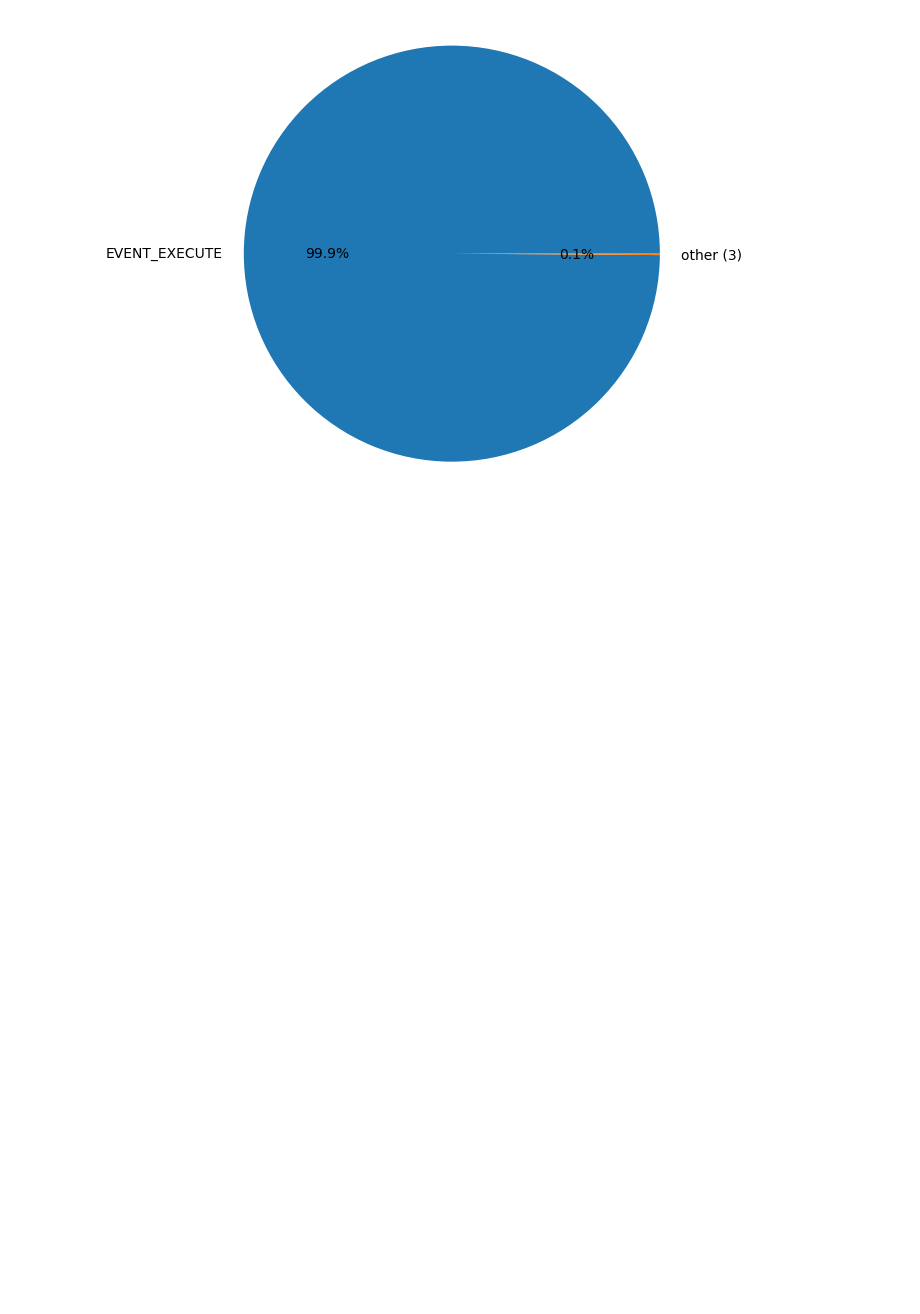
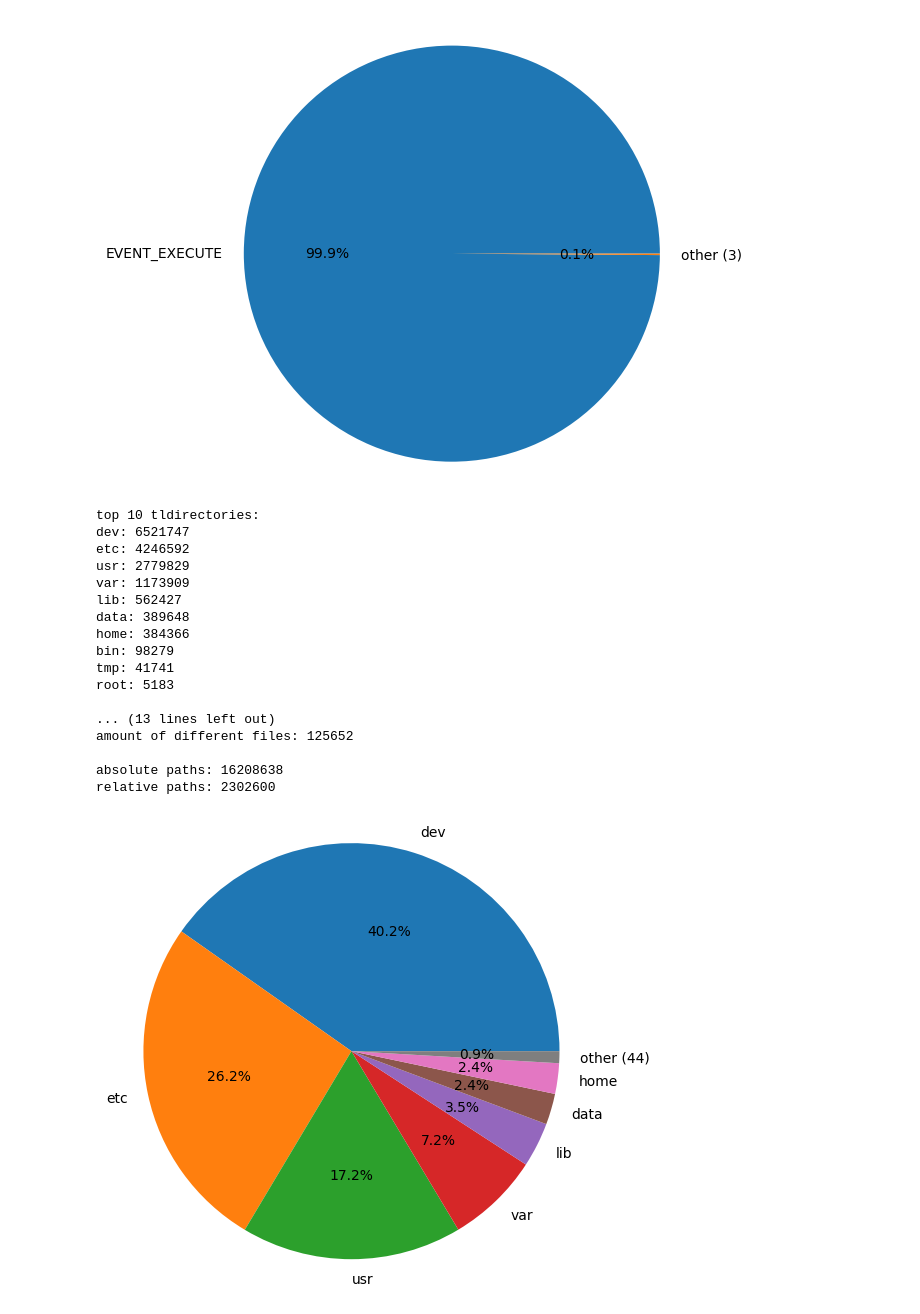
Before and after one commit to JannikRosendahl/bachelor_thesis_dataset, a Jupyter notebook: jupyter/seq_expl.ipynb, the cells around one changed output. Drawn from its saved outputs; the diff is of its cells as text; code cells hidden in the pictures; blank space fills up the shorter version.

Commit message:
export path

```diff
--- a/jupyter/seq_expl.ipynb
+++ b/jupyter/seq_expl.ipynb
@@ -349,0 +386,76 @@ plt.show()
+# %%
+# sort by count
+top_tldirectories_list = [(k, v) for k, v in top_tldirectories.items()]
+top_files_list = [(k, v) for k, v in top_files.items()]
+
+top_tldirectories_list.sort(key=lambda x: x[1], reverse=True)
+
+top_files_list.sort(key=lambda x: x[1], reverse=True)
+
+# print top 10 tldirectories
+print('top 10 tldirectories:')
+for tldirectory, count in top_tldirectories_list[:10]:
+    print(f'{tldirectory}: {count}')
+
+print()
+# print top 10 files
+print('top 10 files:')
+for file, count in top_files_list[:10]:
+    print(f'{file}: {count}')
+
+print()
+print(f'amount of different tldirectories: {len(top_tldirectories_list)}')
+print(f'amount of different files: {len(top_files_list)}')
+
+print()
+print(f'absolute paths: {abs_count}')
+print(f'relative paths: {rel_count}')
+
+# pie plot for tldirectories
+labels = [row[0] for row in top_tldirectories_list]
+sizes = [row[1] for row in top_tldirectories_list]
+
+labels, sizes = group_bottom_percent(labels, sizes, 0.01)
+
+fig, ax = plt.subplots()
+ax.pie(sizes, labels=labels, autopct='%1.1f%%', textprops={'size': 'medium'})
+
+ax.axis('equal')  # Equal aspect ratio ensures that pie is drawn as a circle.
+
+fig.set_size_inches((15*cm, 15*cm))
+
+plt.show()
+
+# pie plot for files
+labels = [row[0] for row in top_files_list]
+sizes = [row[1] for row in top_files_list]
+
+labels, sizes = group_bottom_percent(labels, sizes, 0.01)
+
+fig, ax = plt.subplots()
+ax.pie(sizes, labels=labels, autopct='%1.1f%%', textprops={'size': 'medium'})
+
+ax.axis('equal')  # Equal aspect ratio ensures that pie is drawn as a circle.
+
+fig.set_size_inches((15*cm, 15*cm))
+
+plt.show()
+# %% [output]
+top 10 tldirectories:
+dev: 6521747
+etc: 4246592
+usr: 2779829
+var: 1173909
+lib: 562427
+data: 389648
+home: 384366
+bin: 98279
+tmp: 41741
+root: 5183
+
+... (13 lines left out)
+amount of different files: 125652
+
+absolute paths: 16208638
+relative paths: 2302600
+[figure, added]
```
Also changed, not shown: parts of 2 cells of this notebook, 3 other files.
